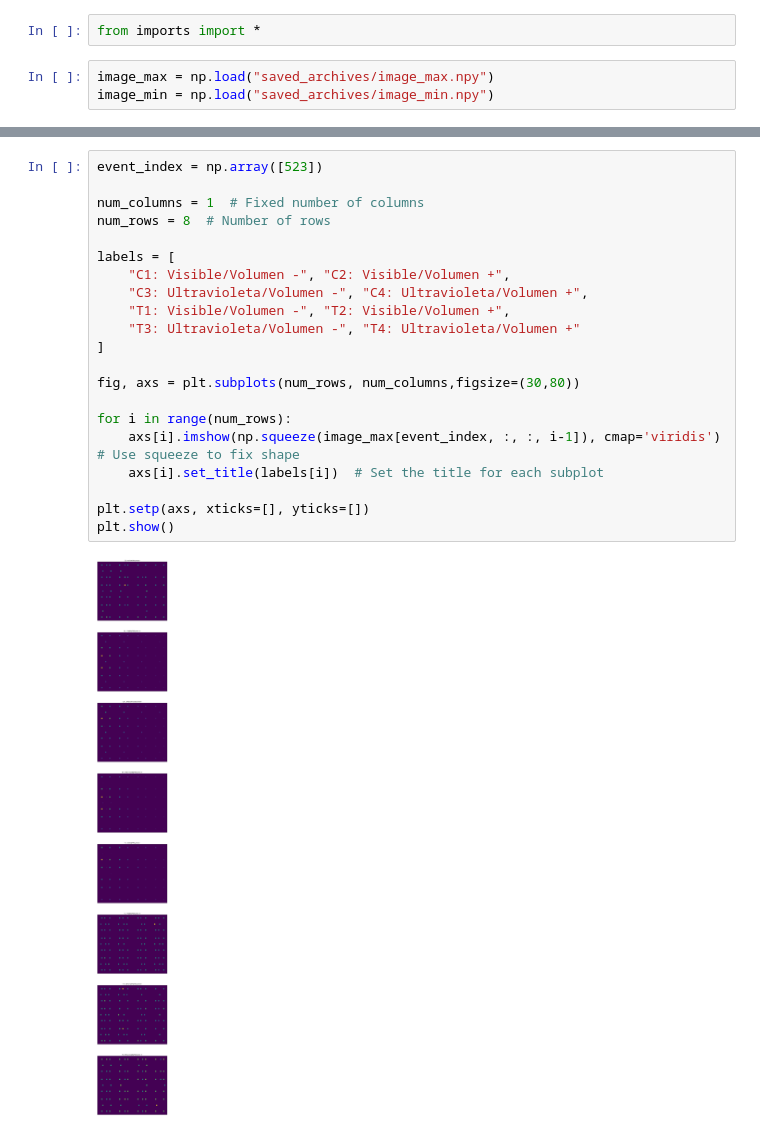
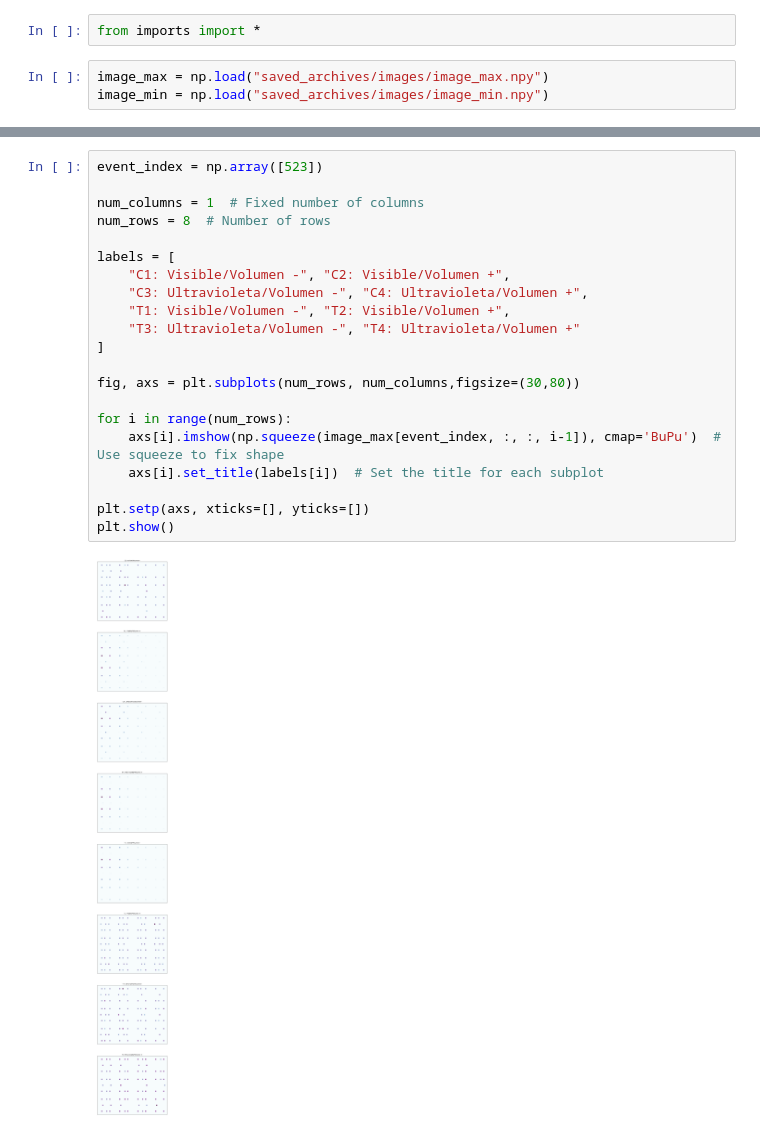
Before and after one commit to CIEMAT-Neutrino/AI_nuvT, a Jupyter notebook: image_visualization.ipynb, the cells around one changed output, grey strips where cells are left out. Saved outputs shown, nothing was run; the diff lists cells and outputs as text.

Commit message:
retoque de plots en plot_histograms

```diff
--- a/image_visualization.ipynb
+++ b/image_visualization.ipynb
@@ -4,8 +4,8 @@
 # %%
 from imports import *
 # %%
-image_max = np.load("saved_archives/image_max.npy")
-image_min = np.load("saved_archives/image_min.npy")
+image_max = np.load("saved_archives/images/image_max.npy")
+image_min = np.load("saved_archives/images/image_min.npy")
 # %%
 # Ejemplo de uso
 event_index = np.array([4003,5764])
@@ -18,23 +20,23 @@ C1: Visible/Volumen -  ||  C2: Visible/Volumen +  ||  C3: Ultravioleta/Volumen -
 # %%
 event_index = np.array([523])
 
 num_columns = 1  # Fixed number of columns
 num_rows = 8  # Number of rows
 
 labels = [
     "C1: Visible/Volumen -", "C2: Visible/Volumen +",
     "C3: Ultravioleta/Volumen -", "C4: Ultravioleta/Volumen +",
     "T1: Visible/Volumen -", "T2: Visible/Volumen +",
     "T3: Ultravioleta/Volumen -", "T4: Ultravioleta/Volumen +"
 ]
 
 fig, axs = plt.subplots(num_rows, num_columns,figsize=(30,80))
 
 for i in range(num_rows):
-    axs[i].imshow(np.squeeze(image_max[event_index, :, :, i-1]), cmap='viridis')  # Use squeeze to fix shape
+    axs[i].imshow(np.squeeze(image_max[event_index, :, :, i-1]), cmap='BuPu')  # Use squeeze to fix shape
     axs[i].set_title(labels[i])  # Set the title for each subplot
 
 plt.setp(axs, xticks=[], yticks=[])
 plt.show()
 # %% [output]
-[figure, old version]
+[figure, new version]
```
Also changed, not shown: parts of 1 cell of this notebook, 2 other files.
